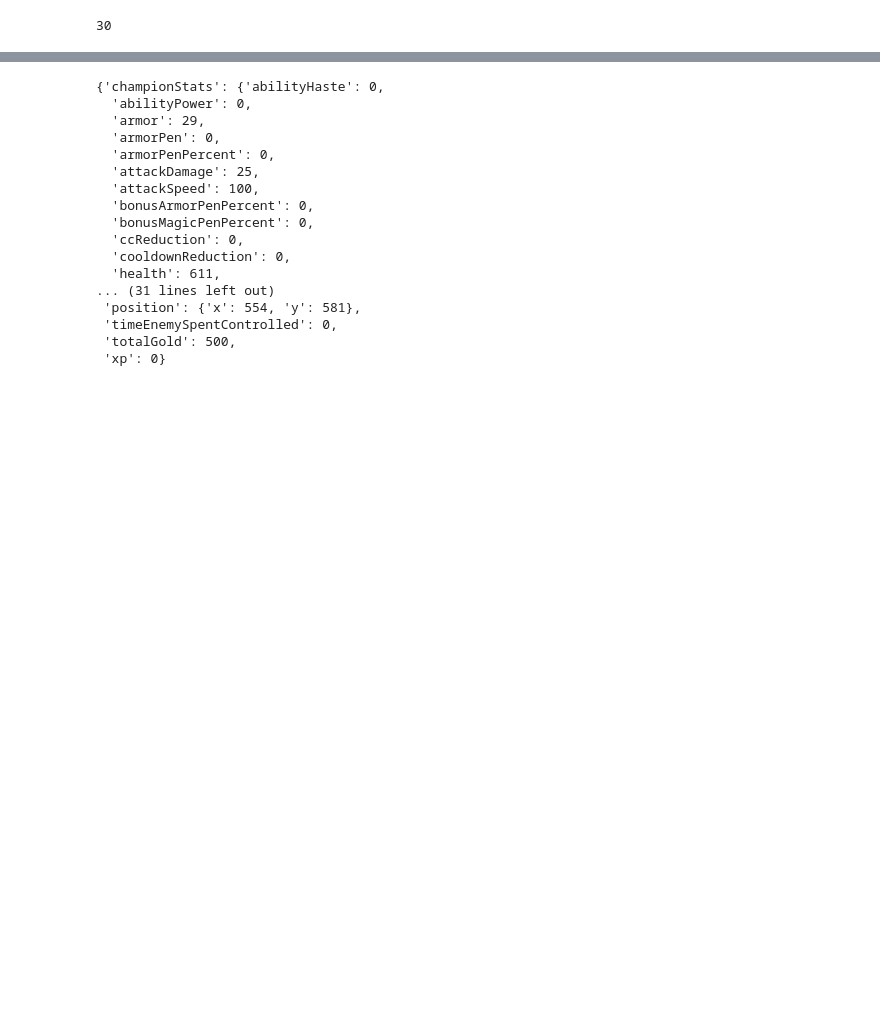
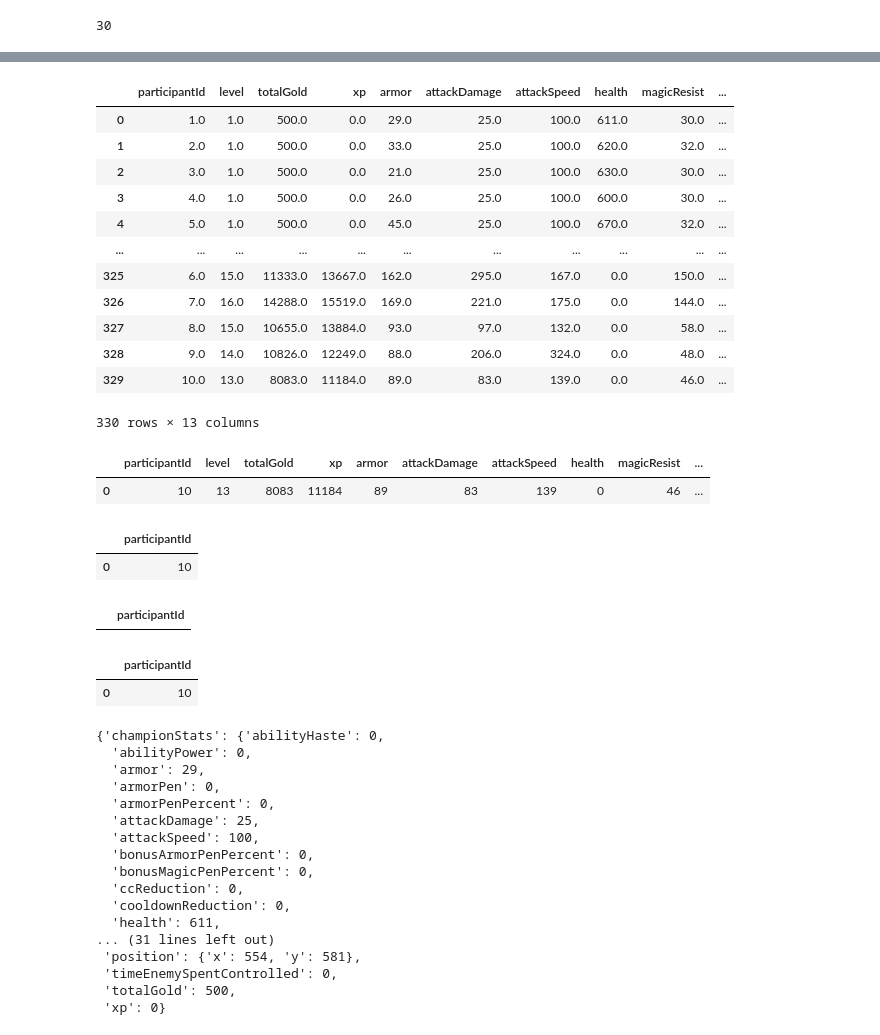
Before and after one commit to lima4/lol, a Jupyter notebook: api.ipynb, the cells around one changed output, grey strips where cells are left out. Cells and saved outputs as stored; diff of their text form; code cells hidden in the pictures; blank space fills up the shorter version.

```diff
--- a/api.ipynb
+++ b/api.ipynb
@@ -735,0 +718,22 @@ for i in range(len(aa['info']['frames'])):
+# %%
+game_timeline_df = pd.DataFrame(columns= ['participantId', 'level', 'totalGold', 'xp','armor', 'attackDamage', 'attackSpeed', 'health', 'magicResist', 'totalDamageDoneToChamp', 'goldPerSecond', 'totalCs', 'timestamp'])
+for i in range(len(aa['info']['frames'])):
+    for j in range(10):
+        game_timeline_frames = aa['info']['frames'][i]['participantFrames'][str(j+1)]
+        input_data = {
+            'participantId': game_timeline_frames['participantId'],
+            'level': game_timeline_frames['level'],
+            'totalGold': game_timeline_frames['totalGold'],
+            'xp': game_timeline_frames['xp'],
+            'armor': game_timeline_frames['championStats']['armor'],
+            'attackDamage':game_timeline_frames['championStats']['attackDamage'],
+            'attackSpeed':game_timeline_frames['championStats']['attackSpeed'],
+            'health':game_timeline_frames['championStats']['health'],
+            'magicResist':game_timeline_frames['championStats']['magicResist'],
+            'totalDamageDoneToChamp':game_timeline_frames['damageStats']['totalDamageDoneToChampions'],
+            'goldPerSecond':game_timeline_frames['goldPerSecond'],
+            'totalCs':game_timeline_frames['minionsKilled'] + game_timeline_frames['jungleMinionsKilled'],
+            'timestamp': round(aa['info']['frames'][i]['timestamp'] / 60000, 2)
+            }
+
+        game_timeline_df = game_timeline_df.append(input_data, ignore_index=True)
@@ -736,3 +755,39 @@ for i in range(len(aa['info']['frames'])):
+# %%
+game_timeline_df
+# %% [output]
+|  | participantId | level | totalGold | xp | armor | attackDamage | attackSpeed | health | magicResist | ... |
+| 0 | 1.0 | 1.0 | 500.0 | 0.0 | 29.0 | 25.0 | 100.0 | 611.0 | 30.0 | ... |
+| 1 | 2.0 | 1.0 | 500.0 | 0.0 | 33.0 | 25.0 | 100.0 | 620.0 | 32.0 | ... |
+| 2 | 3.0 | 1.0 | 500.0 | 0.0 | 21.0 | 25.0 | 100.0 | 630.0 | 30.0 | ... |
+| 3 | 4.0 | 1.0 | 500.0 | 0.0 | 26.0 | 25.0 | 100.0 | 600.0 | 30.0 | ... |
+| 4 | 5.0 | 1.0 | 500.0 | 0.0 | 45.0 | 25.0 | 100.0 | 670.0 | 32.0 | ... |
+| ... | ... | ... | ... | ... | ... | ... | ... | ... | ... | ... |
+| 325 | 6.0 | 15.0 | 11333.0 | 13667.0 | 162.0 | 295.0 | 167.0 | 0.0 | 150.0 | ... |
+| 326 | 7.0 | 16.0 | 14288.0 | 15519.0 | 169.0 | 221.0 | 175.0 | 0.0 | 144.0 | ... |
+| 327 | 8.0 | 15.0 | 10655.0 | 13884.0 | 93.0 | 97.0 | 132.0 | 0.0 | 58.0 | ... |
+| 328 | 9.0 | 14.0 | 10826.0 | 12249.0 | 88.0 | 206.0 | 324.0 | 0.0 | 48.0 | ... |
+| 329 | 10.0 | 13.0 | 8083.0 | 11184.0 | 89.0 | 83.0 | 139.0 | 0.0 | 46.0 | ... |
+330 rows × 13 columns
+# %%
+game_timeline_df.append(input_data, ignore_index=True)
+# %% [output]
+|  | participantId | level | totalGold | xp | armor | attackDamage | attackSpeed | health | magicResist | ... |
+| 0 | 10 | 13 | 8083 | 11184 | 89 | 83 | 139 | 0 | 46 | ... |
+# %%
+game_timeline_df.append(input_data, ignore_index=True)
+# %% [output]
+|  | participantId |
+| 0 | 10 |
+# %%
+game_timeline_df = pd.DataFrame(columns= ['participantId'])
+game_timeline_df
+# %% [output]
+|  | participantId |
+# %%
+game_timeline_df.append({'participantId': game_timeline_frames['participantId']}, ignore_index=True)
+# %% [output]
+|  | participantId |
+| 0 | 10 |
 # %%
 aa['info']['frames'][0]['participantFrames'][str(1)]
 # %% [output]
```
Also changed, not shown: parts of 7 cells of this notebook.
